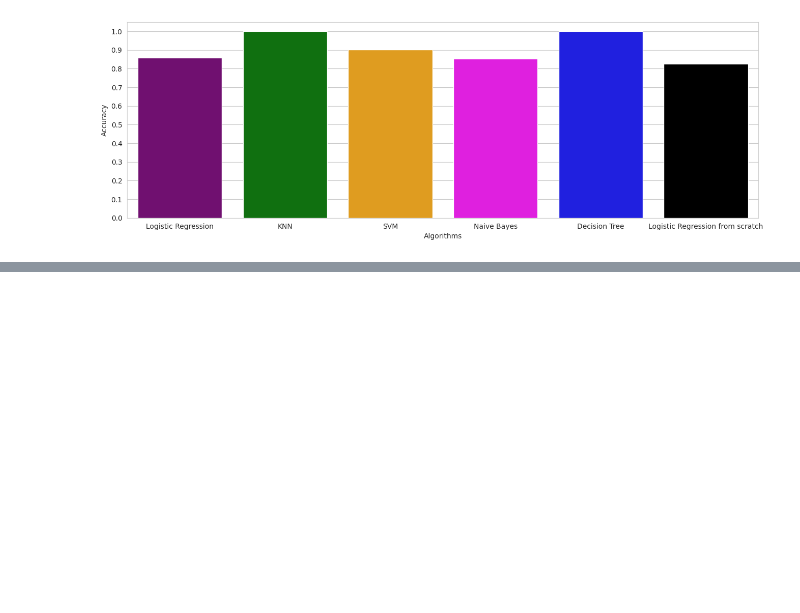
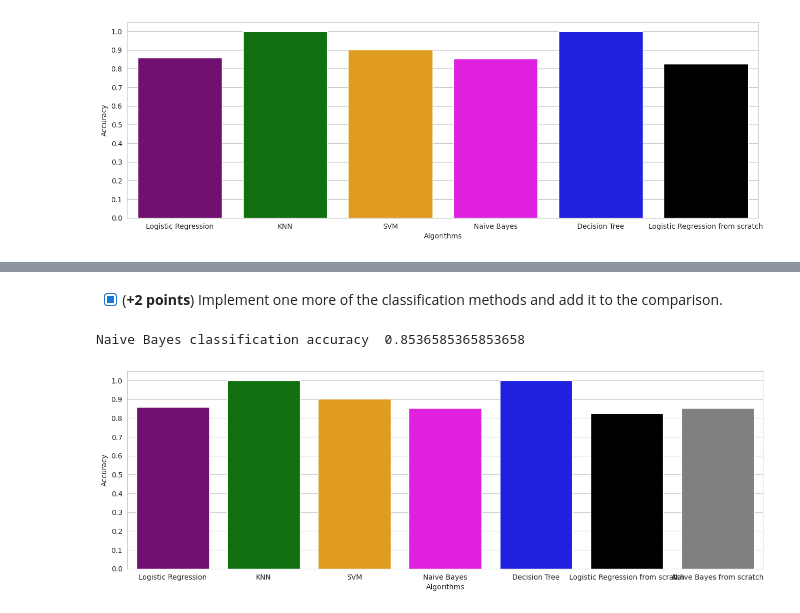
Before and after one commit to gereltuya/ml-classification, a Jupyter notebook: ml-classification.ipynb, the cells around one changed output, grey strips where cells are left out. Drawn from its saved outputs; the diff is of its cells as text; code cells hidden in the pictures; blank space fills up the shorter version.

```diff
--- a/ml-classification.ipynb
+++ b/ml-classification.ipynb
@@ -595,0 +596,2 @@ plt.show()
+# %% [markdown]
+- [x] (**+2 points**) Implement one more of the classification methods and add it to the comparison.
@@ -595,0 +637,24 @@ plt.show()
+# %%
+import matplotlib.pyplot as plt
+
+nbs = NaiveBayes()
+nbs.fit(X_train_scaled, y_train)
+pred_nbs = nb.predict(X_test_scaled)
+
+print("Naive Bayes classification accuracy ", accuracy(y_test, pred_nbs))
+# %% [output]
+Naive Bayes classification accuracy  0.8536585365853658
+# %%
+accuracies["Naive Bayes from scratch"] = accuracy(y_test, pred_nbs)
+# %%
+colors = ["purple", "green", "orange", "magenta", "blue", "black", "gray"]
+
+sns.set_style("whitegrid")
+plt.figure(figsize=(16, 5))
+plt.yticks(np.arange(0, 1.1, 0.1))
+plt.ylabel("Accuracy")
+plt.xlabel("Algorithms")
+sns.barplot(x=list(accuracies.keys()), y=list(accuracies.values()), palette=colors)
+plt.show()
+# %% [output]
+[figure, added]
```
Also changed, not shown: parts of 7 cells of this notebook.
